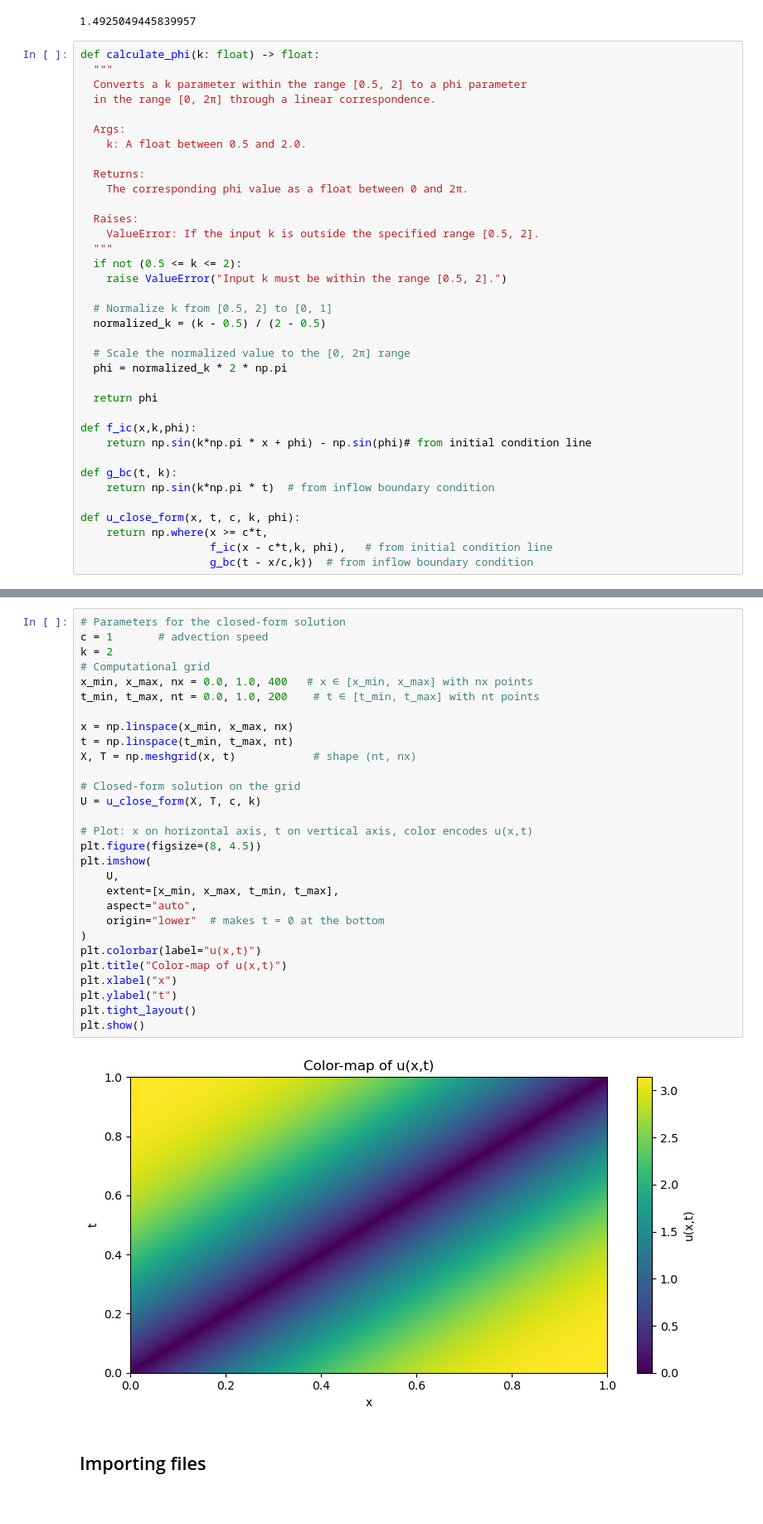
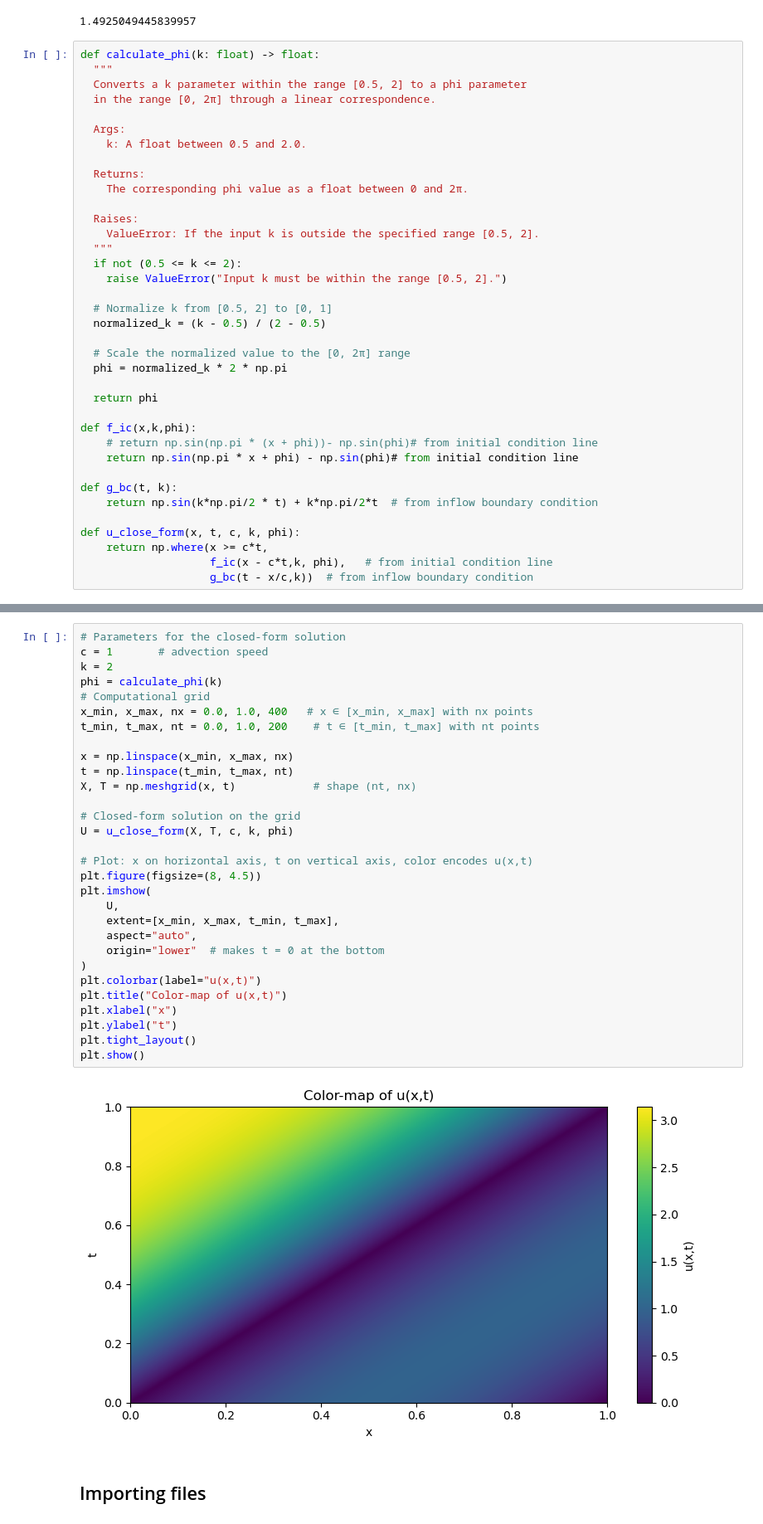
Before and after one commit to olcruzgonzalez/linear_advection_1D1d, a Jupyter notebook: generate_dataset/inspection.ipynb, the cells around one changed output, grey strips where cells are left out. Shown at 83% size. Cells and saved outputs as stored; diff of their text form.

```diff
--- a/generate_dataset/inspection.ipynb
+++ b/generate_dataset/inspection.ipynb
@@ -46,10 +46,11 @@ def calculate_phi(k: float) -> float:
   return phi
 
 def f_ic(x,k,phi):
-    return np.sin(k*np.pi * x + phi) - np.sin(phi)# from initial condition line
+    # return np.sin(np.pi * (x + phi))- np.sin(phi)# from initial condition line
+    return np.sin(np.pi * x + phi) - np.sin(phi)# from initial condition line
 
 def g_bc(t, k):
-    return np.sin(k*np.pi * t)  # from inflow boundary condition
+    return np.sin(k*np.pi/2 * t) + k*np.pi/2*t  # from inflow boundary condition
 
 def u_close_form(x, t, c, k, phi):
     return np.where(x >= c*t,
@@ -114,34 +116,35 @@ plt.show()
 # %%
 # Parameters for the closed-form solution
 c = 1       # advection speed
 k = 2
+phi = calculate_phi(k)
 # Computational grid
 x_min, x_max, nx = 0.0, 1.0, 400   # x ∈ [x_min, x_max] with nx points
 t_min, t_max, nt = 0.0, 1.0, 200    # t ∈ [t_min, t_max] with nt points
 
 x = np.linspace(x_min, x_max, nx)
 t = np.linspace(t_min, t_max, nt)
 X, T = np.meshgrid(x, t)            # shape (nt, nx)
 
 # Closed-form solution on the grid
-U = u_close_form(X, T, c, k)
+U = u_close_form(X, T, c, k, phi)
 
 # Plot: x on horizontal axis, t on vertical axis, color encodes u(x,t)
 plt.figure(figsize=(8, 4.5))
 plt.imshow(
     U,
     extent=[x_min, x_max, t_min, t_max],
     aspect="auto",
     origin="lower"  # makes t = 0 at the bottom
 )
 plt.colorbar(label="u(x,t)")
 plt.title("Color-map of u(x,t)")
 plt.xlabel("x")
 plt.ylabel("t")
 plt.tight_layout()
 plt.show()
 # %% [output]
-[figure, old version]
+[figure, new version]
 # %% [markdown]
 ## Importing files
 # %%
```
Also changed, not shown: parts of 3 cells of this notebook, 3 other files.
